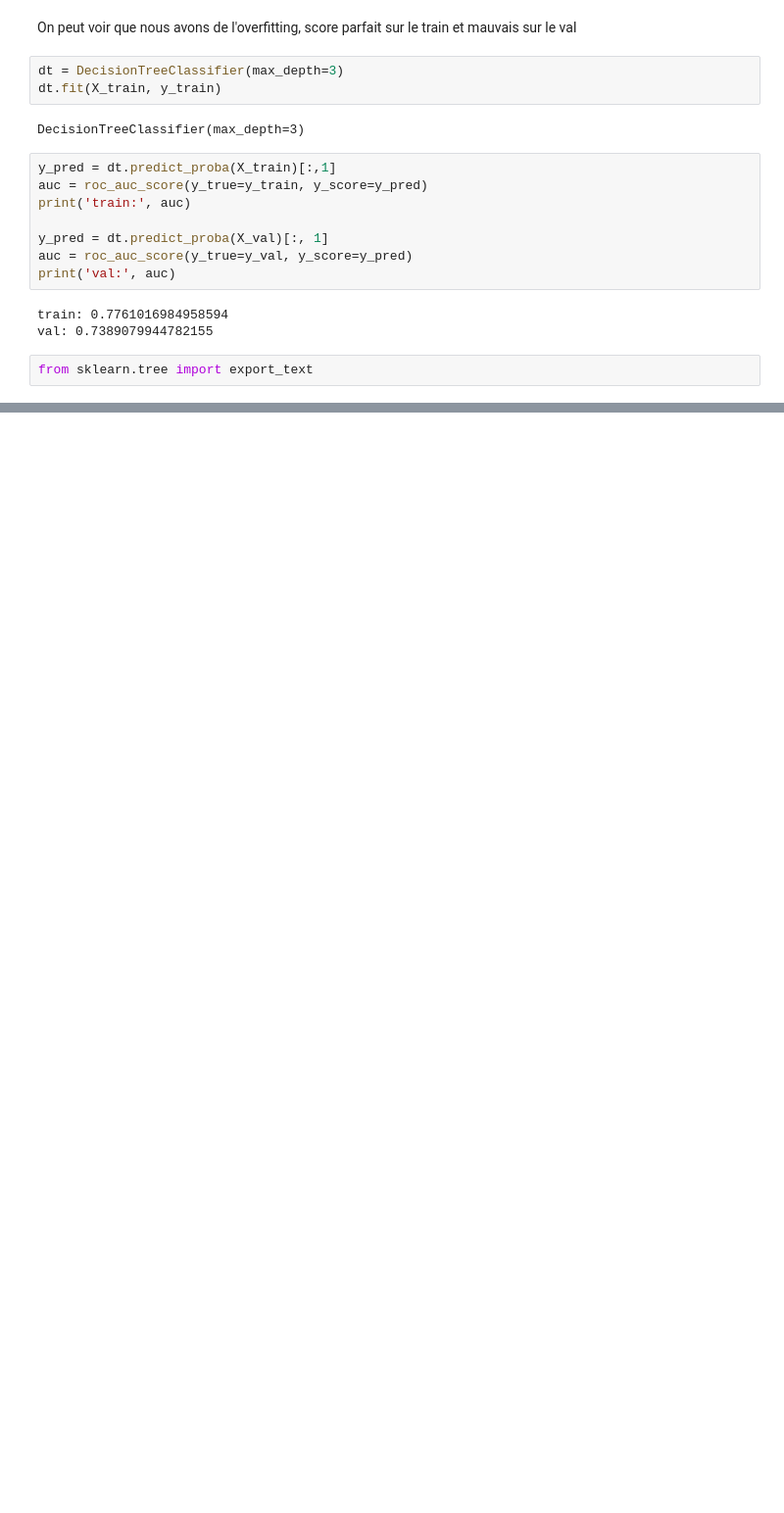
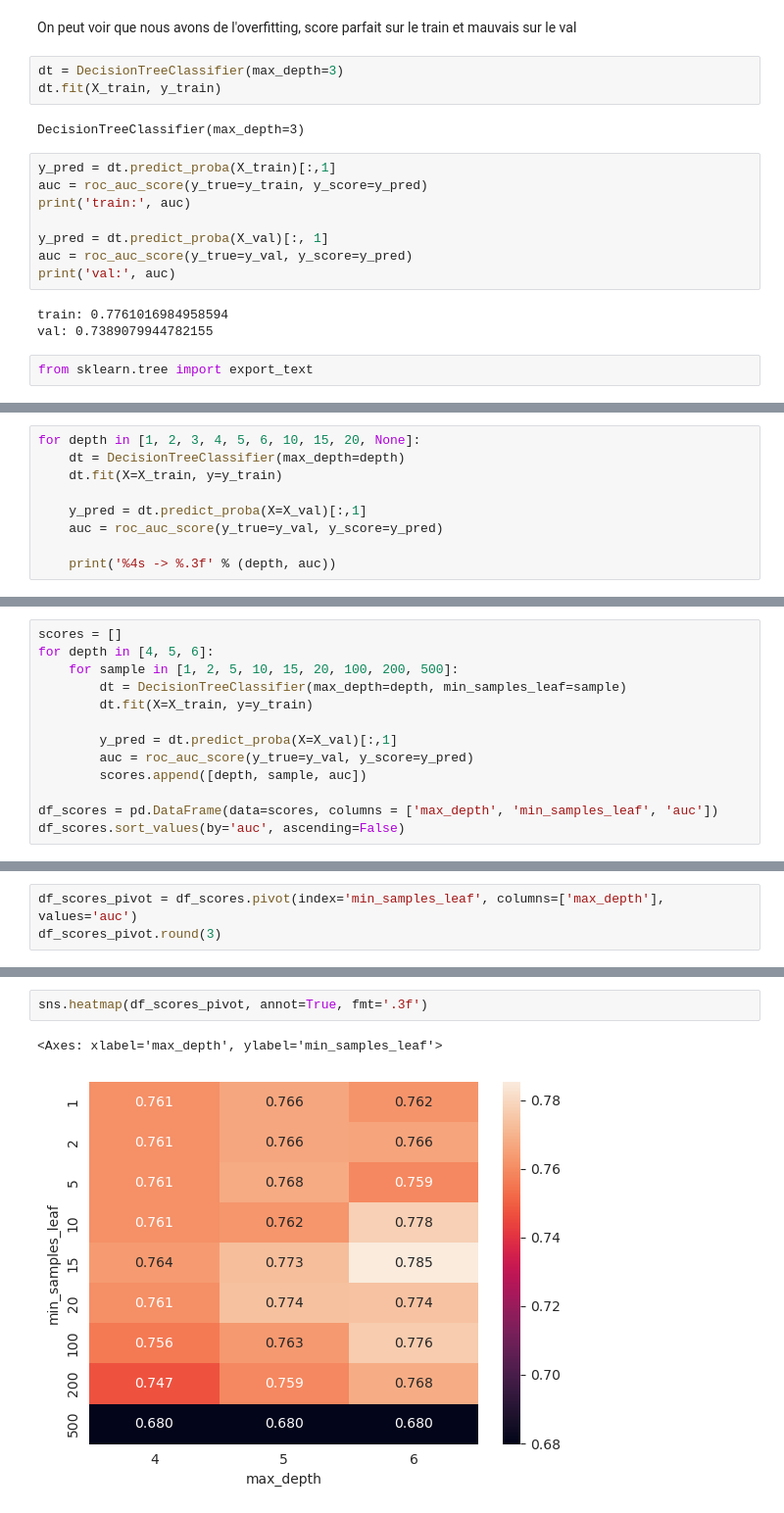
Before and after one commit to ValentinLibouton/machine-learning-zoomcamp-by-valentin, a Jupyter notebook: 06_Decision_Trees_and_Ensemble_Learning/06_Decision_Tree_and_Ensemble_Learning_by_valentin.ipynb, the cells around one changed output, grey strips where cells are left out. Shown at 98% size. Drawn from its saved outputs; the diff is of its cells as text; blank space fills up the shorter version.

Commit message:
6.6 decision tree

```diff
--- a/06_Decision_Trees_and_Ensemble_Learning/06_Decision_Tree_and_Ensemble_Learning_by_valentin.ipynb
+++ b/06_Decision_Trees_and_Ensemble_Learning/06_Decision_Tree_and_Ensemble_Learning_by_valentin.ipynb
@@ -288,0 +545,9 @@ print(export_text(dt, feature_names=dv.get_feature_names_out()))
+# %%
+for depth in [1, 2, 3, 4, 5, 6, 10, 15, 20, None]:
+    dt = DecisionTreeClassifier(max_depth=depth)
+    dt.fit(X=X_train, y=y_train)
+
+    y_pred = dt.predict_proba(X=X_val)[:,1]
+    auc = roc_auc_score(y_true=y_val, y_score=y_pred)
+
+    print('%4s -> %.3f' % (depth, auc))
@@ -288,0 +567,13 @@ print(export_text(dt, feature_names=dv.get_feature_names_out()))
+# %%
+scores = []
+for depth in [4, 5, 6]:
+    for sample in [1, 2, 5, 10, 15, 20, 100, 200, 500]:
+        dt = DecisionTreeClassifier(max_depth=depth, min_samples_leaf=sample)
+        dt.fit(X=X_train, y=y_train)
+
+        y_pred = dt.predict_proba(X=X_val)[:,1]
+        auc = roc_auc_score(y_true=y_val, y_score=y_pred)
+        scores.append([depth, sample, auc])
+
+df_scores = pd.DataFrame(data=scores, columns = ['max_depth', 'min_samples_leaf', 'auc'])
+df_scores.sort_values(by='auc', ascending=False)
@@ -288,0 +598,3 @@ print(export_text(dt, feature_names=dv.get_feature_names_out()))
+# %%
+df_scores_pivot = df_scores.pivot(index='min_samples_leaf', columns=['max_depth'], values='auc')
+df_scores_pivot.round(3)
@@ -288,0 +613,5 @@ print(export_text(dt, feature_names=dv.get_feature_names_out()))
+# %%
+sns.heatmap(df_scores_pivot, annot=True, fmt='.3f')
+# %% [output]
+<Axes: xlabel='max_depth', ylabel='min_samples_leaf'>
+[figure, added]
```
Also changed, not shown: parts of 23 cells of this notebook.
